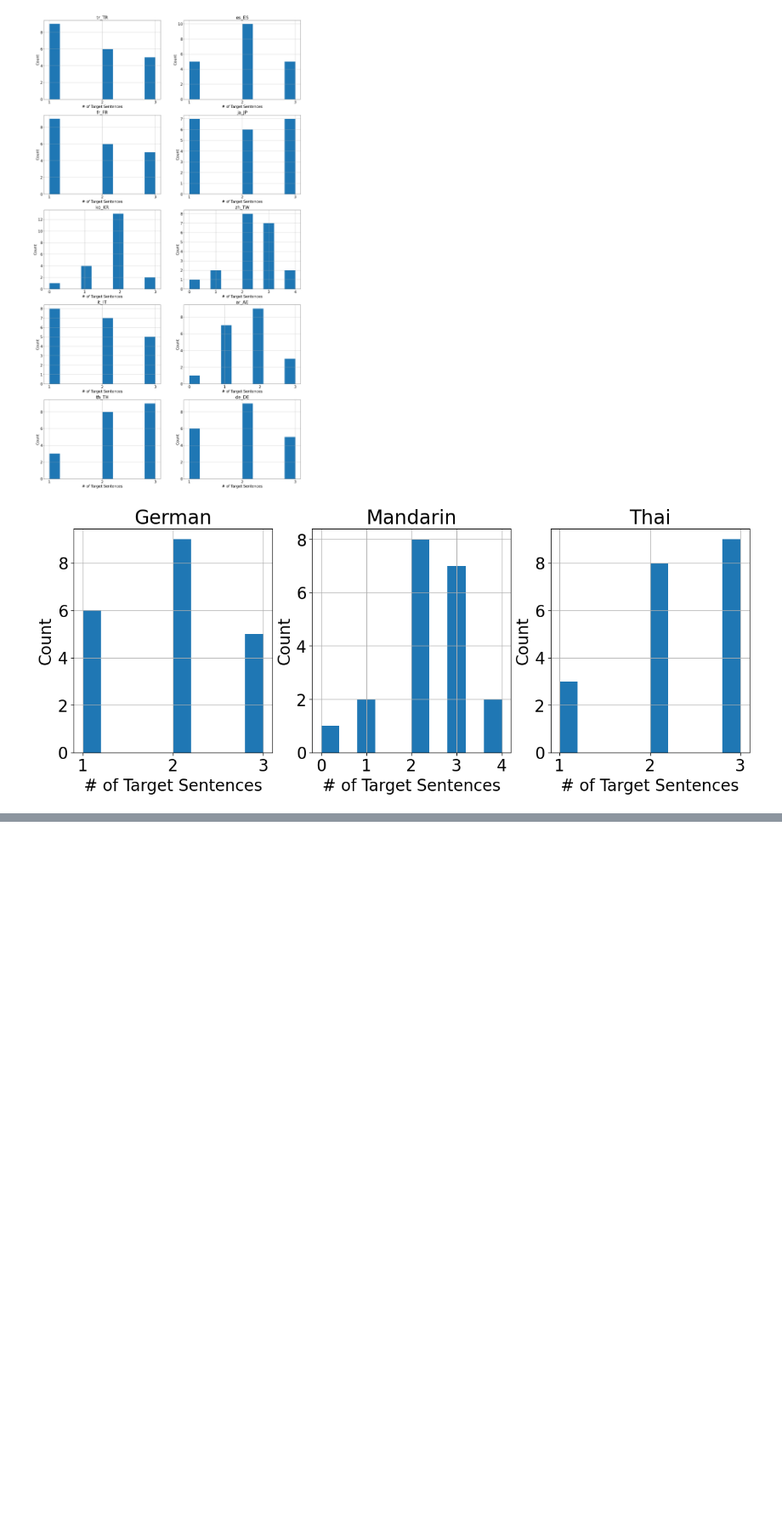
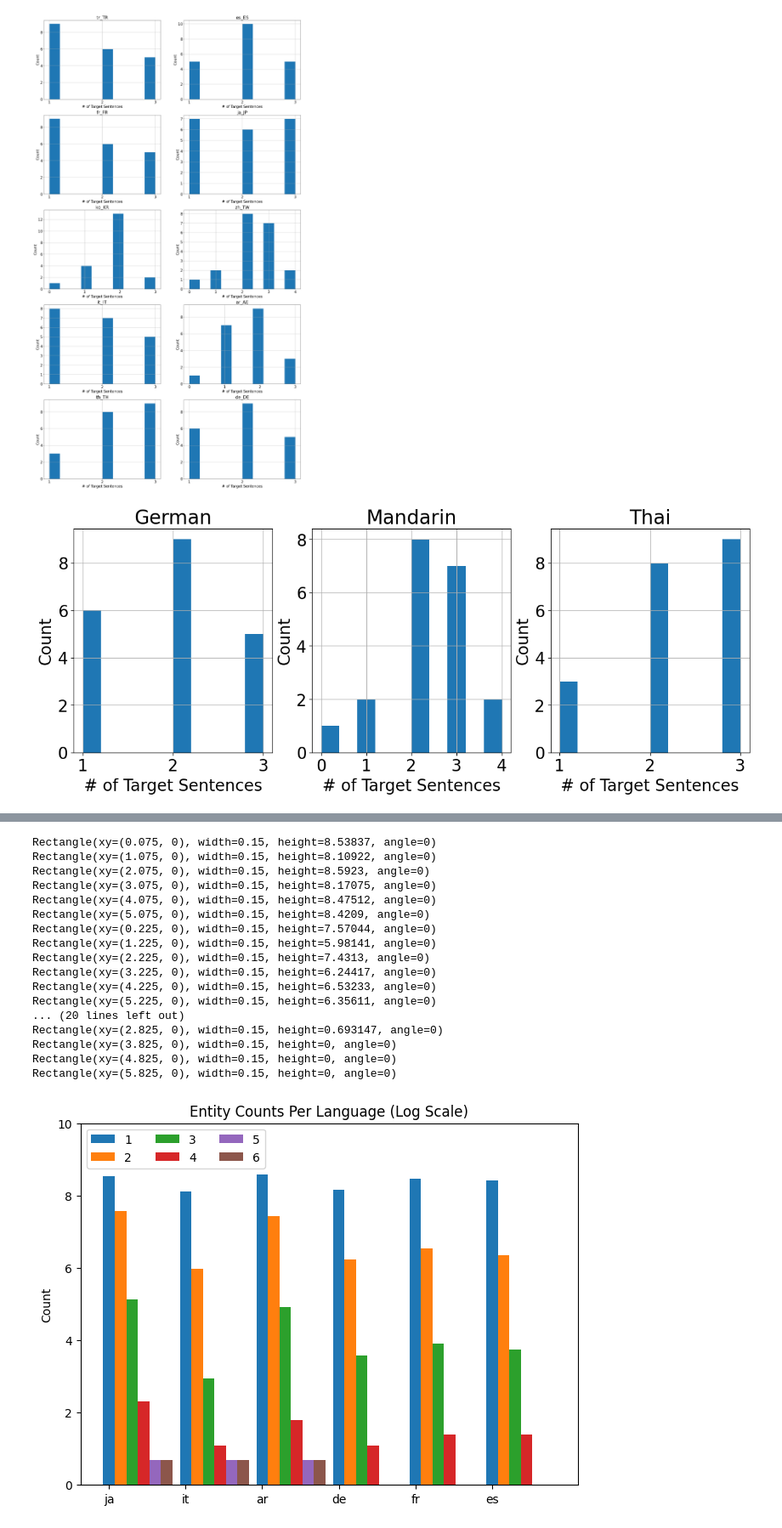
Before and after one commit to CalBlanco/SemEvalTask2, a Jupyter notebook: notebooks/data_exploration.ipynb, the cells around one changed output, grey strips where cells are left out. Shown at 85% size. Drawn from its saved outputs; the diff is of its cells as text; code cells hidden in the pictures; blank space fills up the shorter version.

Commit message:
Added in a chart containing the log scale of the entity counts, as well as some jsons containing unique entities found in our training set (Code located in t1.ipynb and data_exploration.ipynb

```diff
--- a/notebooks/data_exploration.ipynb
+++ b/notebooks/data_exploration.ipynb
@@ -90,0 +98,15 @@ with open('../data/trans_table.json', 'w') as f:
+# %%
+lang_dfs = {}
+for lang in os.listdir('../data/train'):
+    jsonObj = pd.read_json(path_or_buf=f'../data/train/{lang}/train.jsonl', lines=True)
+    lang_dfs[lang] = jsonObj
+# %%
+from collections import Counter
+main_counter = Counter()
+lang_counters = {}
+target_counts = {}
+for lang, df in lang_dfs.items():
+    lang_count = Counter()
+    df['source'].apply(lambda x: main_counter.update(x.split(" ")))
+    df['source'].apply(lambda x: lang_count.update(x.split(" ")))
+    lang_counters[lang] = lang_count
@@ -90,0 +177,38 @@ with open('../data/trans_table.json', 'w') as f:
+# %%
+
+fig, ax =  plt.subplots(layout='constrained')
+x = np.arange(len(labels))
+width = 0.15
+multiplier = 1
+for attribute, measurement in ent_counts.items():
+    offset = width * multiplier
+    rects = ax.bar(x + offset, measurement, width, label=attribute)
+
+    multiplier += 1
+
+ax.set_ylabel('Count')
+ax.set_title('Entity Counts Per Language (Log Scale)')
+ax.set_xticks(x + width, labels)
+ax.legend(loc='upper left', ncols=3)
+ax.set_ylim(0, 10)
+
+plt.savefig('../media/logScaleEntCount.png', bbox_inches='tight')
+# %% [output]
+Rectangle(xy=(0.075, 0), width=0.15, height=8.53837, angle=0)
+Rectangle(xy=(1.075, 0), width=0.15, height=8.10922, angle=0)
+Rectangle(xy=(2.075, 0), width=0.15, height=8.5923, angle=0)
+Rectangle(xy=(3.075, 0), width=0.15, height=8.17075, angle=0)
+Rectangle(xy=(4.075, 0), width=0.15, height=8.47512, angle=0)
+Rectangle(xy=(5.075, 0), width=0.15, height=8.4209, angle=0)
+Rectangle(xy=(0.225, 0), width=0.15, height=7.57044, angle=0)
+Rectangle(xy=(1.225, 0), width=0.15, height=5.98141, angle=0)
+Rectangle(xy=(2.225, 0), width=0.15, height=7.4313, angle=0)
+Rectangle(xy=(3.225, 0), width=0.15, height=6.24417, angle=0)
+Rectangle(xy=(4.225, 0), width=0.15, height=6.53233, angle=0)
+Rectangle(xy=(5.225, 0), width=0.15, height=6.35611, angle=0)
+... (20 lines left out)
+Rectangle(xy=(2.825, 0), width=0.15, height=0.693147, angle=0)
+Rectangle(xy=(3.825, 0), width=0.15, height=0, angle=0)
+Rectangle(xy=(4.825, 0), width=0.15, height=0, angle=0)
+Rectangle(xy=(5.825, 0), width=0.15, height=0, angle=0)
+[figure, added]
```
Also changed, not shown: parts of 5 cells of this notebook, 22 other files.
